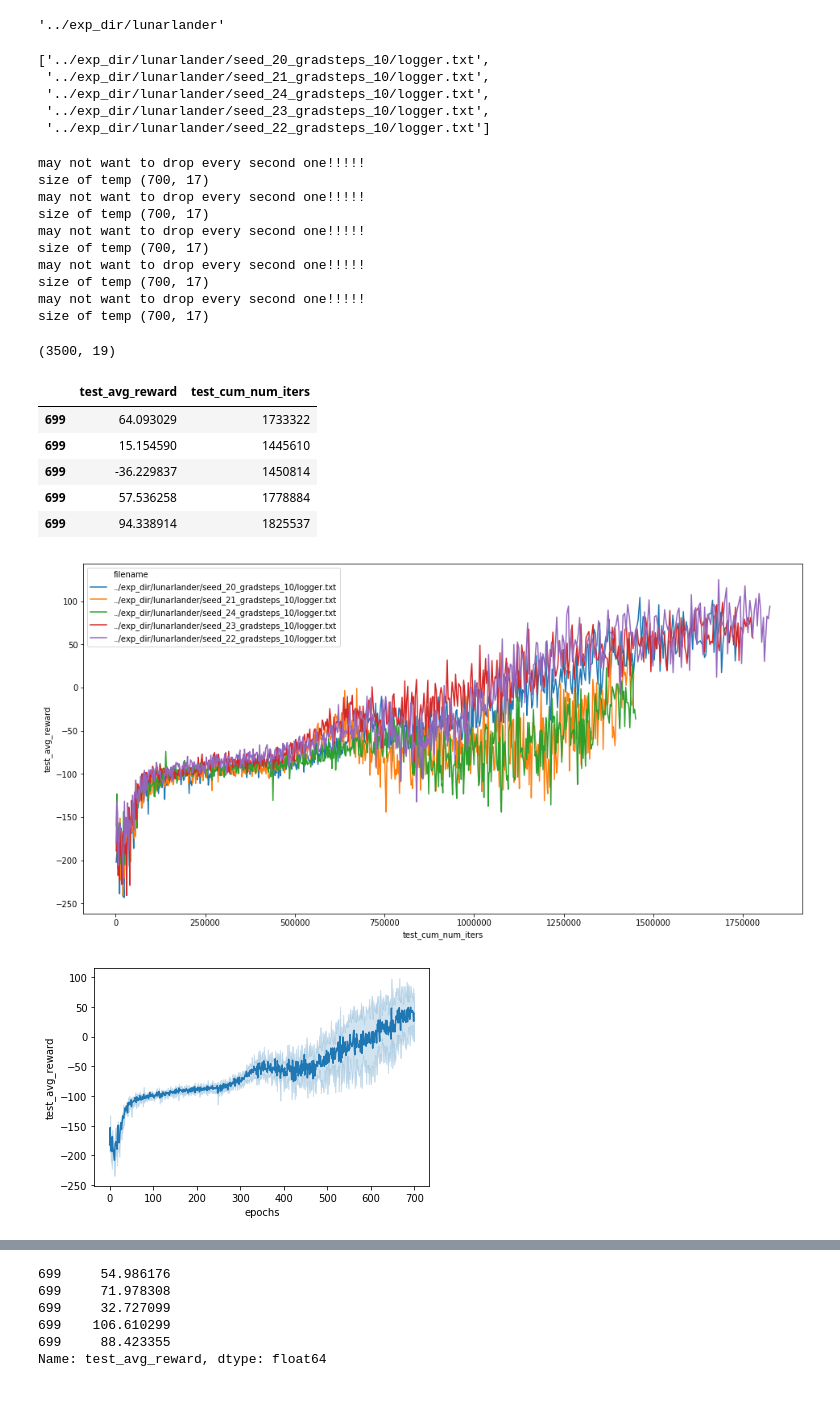
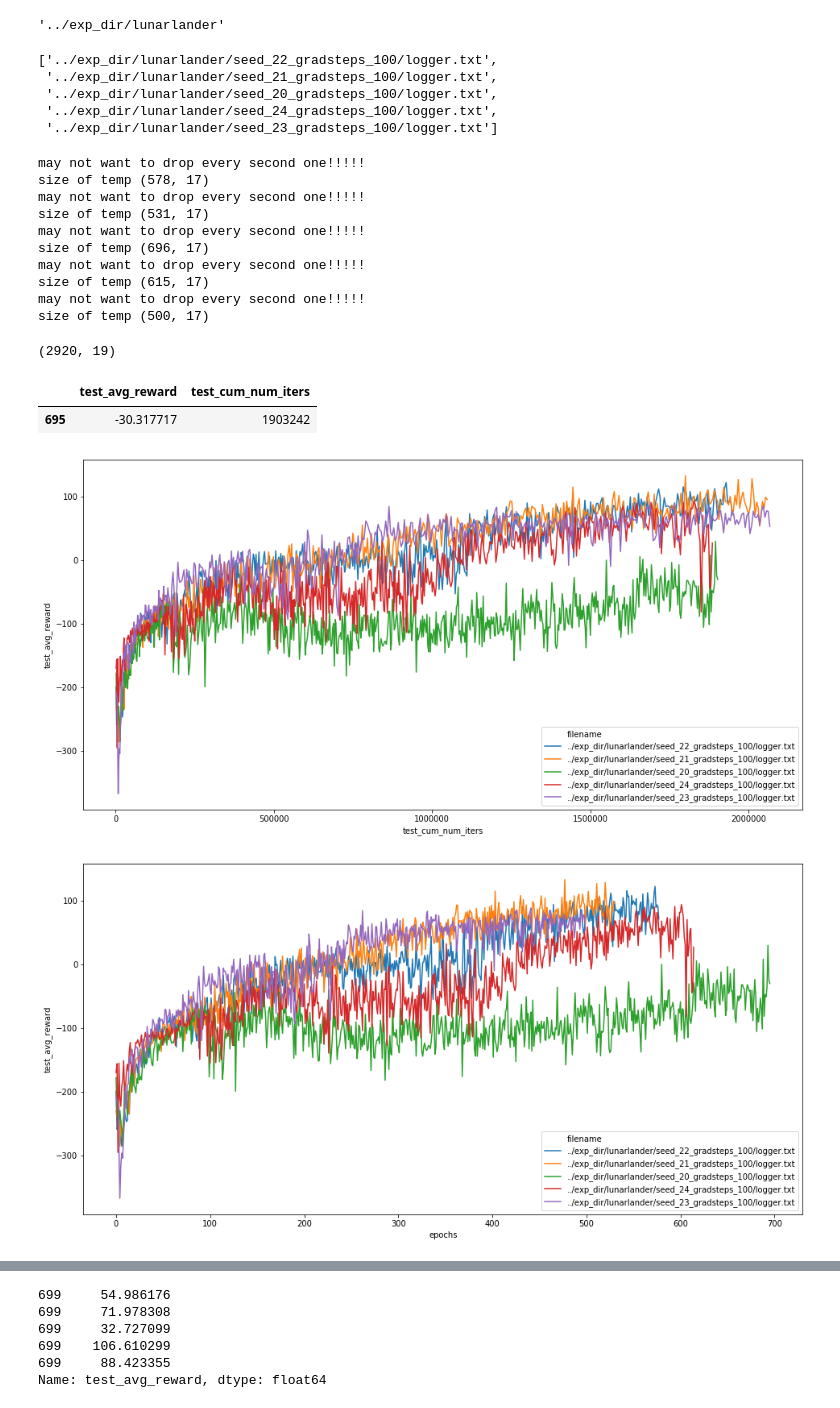
Before and after one commit to TrentBrick/Upside-Down-Free-Energy, a Jupyter notebook: notebooks/plot_model_training.ipynb, the cells around one changed output, grey strips where cells are left out. Saved outputs shown, nothing was run; the diff lists cells and outputs as text; code cells hidden in the pictures.

```diff
--- a/notebooks/plot_model_training.ipynb
+++ b/notebooks/plot_model_training.ipynb
@@ -17,14 +17,14 @@ directory
 # %% [output]
 '../exp_dir/lunarlander'
 # %%
-filenames = glob.glob(directory+'/*10/logger.txt')
+filenames = glob.glob(directory+'/*_*100/logger.txt')
 filenames
 # %% [output]
-['../exp_dir/lunarlander/seed_20_gradsteps_10/logger.txt',
- '../exp_dir/lunarlander/seed_21_gradsteps_10/logger.txt',
- '../exp_dir/lunarlander/seed_24_gradsteps_10/logger.txt',
- '../exp_dir/lunarlander/seed_23_gradsteps_10/logger.txt',
- '../exp_dir/lunarlander/seed_22_gradsteps_10/logger.txt']
+['../exp_dir/lunarlander/seed_22_gradsteps_100/logger.txt',
+ '../exp_dir/lunarlander/seed_21_gradsteps_100/logger.txt',
+ '../exp_dir/lunarlander/seed_20_gradsteps_100/logger.txt',
+ '../exp_dir/lunarlander/seed_24_gradsteps_100/logger.txt',
+ '../exp_dir/lunarlander/seed_23_gradsteps_100/logger.txt']
 # %%
 res = None
 for ind, f in enumerate(filenames):
@@ -40,37 +40,33 @@ for ind, f in enumerate(filenames):
 res.shape
 # %% [output]
 may not want to drop every second one!!!!!
-size of temp (700, 17)
+size of temp (578, 17)
 may not want to drop every second one!!!!!
-size of temp (700, 17)
+size of temp (531, 17)
 may not want to drop every second one!!!!!
-size of temp (700, 17)
+size of temp (696, 17)
 may not want to drop every second one!!!!!
-size of temp (700, 17)
+size of temp (615, 17)
 may not want to drop every second one!!!!!
-size of temp (700, 17)
+size of temp (500, 17)
-(3500, 19)
+(2920, 19)
 # %%
 res.rename(columns={'index':'epochs'}, inplace=True)
 # %%
 res[res.index==max(res.index)][['test_avg_reward', 'test_cum_num_iters']]
 # %% [output]
 |  | test_avg_reward | test_cum_num_iters |
-| 699 | 64.093029 | 1733322 |
-| 699 | 15.154590 | 1445610 |
-| 699 | -36.229837 | 1450814 |
-| 699 | 57.536258 | 1778884 |
-| 699 | 94.338914 | 1825537 |
+| 695 | -30.317717 | 1903242 |
 # %%
 plt.subplots(figsize=(16, 8))
 ax = sns.lineplot('test_cum_num_iters', 'test_avg_reward',
                   hue='filename',
                         data=res)
 # %% [output]
-[figure, old version]
+[figure, new version]
 # %%
 plt.subplots(figsize=(16, 8))
-ax = sns.lineplot(x='epochs', y='test_avg_reward',
+ax = sns.lineplot(x='epochs', y='test_avg_reward', hue='filename',
                   data=res)
 # %% [output]
-[figure, old version]
+[figure, new version]
```
Also changed, not shown: parts of 5 cells of this notebook, 10 other files.
